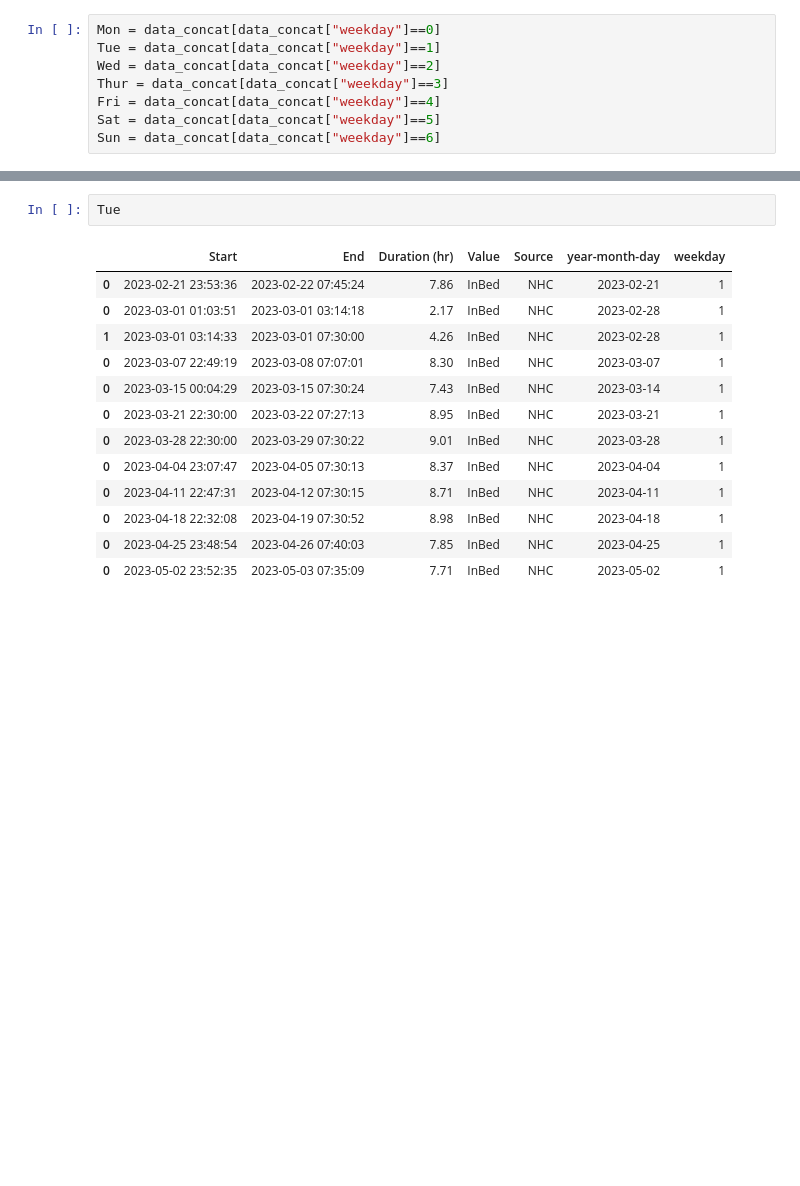
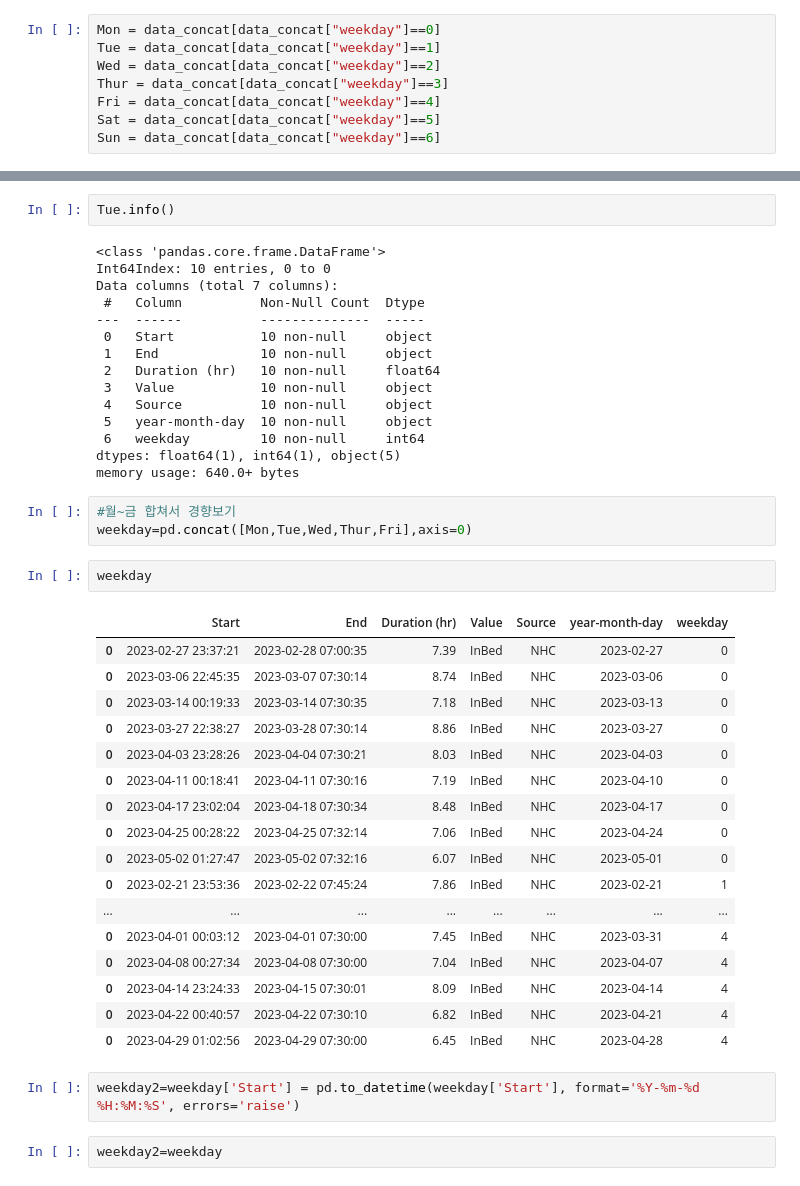
Before and after one commit to heejjj/Sleeping_Project, a Jupyter notebook: 0525.ipynb, the cells around one changed output, grey strips where cells are left out. Saved outputs shown, nothing was run; the diff lists cells and outputs as text; blank space fills up the shorter version.

```diff
--- a/0525.ipynb
+++ b/0525.ipynb
@@ -626,16 +618,44 @@ Mon
 # %%
-Tue
+Tue.info()
 # %% [output]
-|  | Start | End | Duration (hr) | Value | Source | year-month-day | weekday |
-| 0 | 2023-02-21 23:53:36 | 2023-02-22 07:45:24 | 7.86 | InBed | NHC | 2023-02-21 | 1 |
-| 0 | 2023-03-01 01:03:51 | 2023-03-01 03:14:18 | 2.17 | InBed | NHC | 2023-02-28 | 1 |
-| 1 | 2023-03-01 03:14:33 | 2023-03-01 07:30:00 | 4.26 | InBed | NHC | 2023-02-28 | 1 |
-| 0 | 2023-03-07 22:49:19 | 2023-03-08 07:07:01 | 8.30 | InBed | NHC | 2023-03-07 | 1 |
-| 0 | 2023-03-15 00:04:29 | 2023-03-15 07:30:24 | 7.43 | InBed | NHC | 2023-03-14 | 1 |
-| 0 | 2023-03-21 22:30:00 | 2023-03-22 07:27:13 | 8.95 | InBed | NHC | 2023-03-21 | 1 |
-| 0 | 2023-03-28 22:30:00 | 2023-03-29 07:30:22 | 9.01 | InBed | NHC | 2023-03-28 | 1 |
-| 0 | 2023-04-04 23:07:47 | 2023-04-05 07:30:13 | 8.37 | InBed | NHC | 2023-04-04 | 1 |
-| 0 | 2023-04-11 22:47:31 | 2023-04-12 07:30:15 | 8.71 | InBed | NHC | 2023-04-11 | 1 |
-| 0 | 2023-04-18 22:32:08 | 2023-04-19 07:30:52 | 8.98 | InBed | NHC | 2023-04-18 | 1 |
-| 0 | 2023-04-25 23:48:54 | 2023-04-26 07:40:03 | 7.85 | InBed | NHC | 2023-04-25 | 1 |
-| 0 | 2023-05-02 23:52:35 | 2023-05-03 07:35:09 | 7.71 | InBed | NHC | 2023-05-02 | 1 |
+<class 'pandas.core.frame.DataFrame'>
+Int64Index: 10 entries, 0 to 0
+Data columns (total 7 columns):
+ #   Column          Non-Null Count  Dtype
+---  ------          --------------  -----
+ 0   Start           10 non-null     object
+ 1   End             10 non-null     object
+ 2   Duration (hr)   10 non-null     float64
+ 3   Value           10 non-null     object
+ 4   Source          10 non-null     object
+ 5   year-month-day  10 non-null     object
+ 6   weekday         10 non-null     int64
+dtypes: float64(1), int64(1), object(5)
+memory usage: 640.0+ bytes
+# %%
+#월~금 합쳐서 경향보기
+weekday=pd.concat([Mon,Tue,Wed,Thur,Fri],axis=0)
+# %%
+weekday
+# %% [output]
+|  | Start | End | Duration (hr) | Value | Source | year-month-day | weekday |
+| 0 | 2023-02-27 23:37:21 | 2023-02-28 07:00:35 | 7.39 | InBed | NHC | 2023-02-27 | 0 |
+| 0 | 2023-03-06 22:45:35 | 2023-03-07 07:30:14 | 8.74 | InBed | NHC | 2023-03-06 | 0 |
+| 0 | 2023-03-14 00:19:33 | 2023-03-14 07:30:35 | 7.18 | InBed | NHC | 2023-03-13 | 0 |
+| 0 | 2023-03-27 22:38:27 | 2023-03-28 07:30:14 | 8.86 | InBed | NHC | 2023-03-27 | 0 |
+| 0 | 2023-04-03 23:28:26 | 2023-04-04 07:30:21 | 8.03 | InBed | NHC | 2023-04-03 | 0 |
+| 0 | 2023-04-11 00:18:41 | 2023-04-11 07:30:16 | 7.19 | InBed | NHC | 2023-04-10 | 0 |
+| 0 | 2023-04-17 23:02:04 | 2023-04-18 07:30:34 | 8.48 | InBed | NHC | 2023-04-17 | 0 |
+| 0 | 2023-04-25 00:28:22 | 2023-04-25 07:32:14 | 7.06 | InBed | NHC | 2023-04-24 | 0 |
+| 0 | 2023-05-02 01:27:47 | 2023-05-02 07:32:16 | 6.07 | InBed | NHC | 2023-05-01 | 0 |
+| 0 | 2023-02-21 23:53:36 | 2023-02-22 07:45:24 | 7.86 | InBed | NHC | 2023-02-21 | 1 |
+| ... | ... | ... | ... | ... | ... | ... | ... |
+| 0 | 2023-04-01 00:03:12 | 2023-04-01 07:30:00 | 7.45 | InBed | NHC | 2023-03-31 | 4 |
+| 0 | 2023-04-08 00:27:34 | 2023-04-08 07:30:00 | 7.04 | InBed | NHC | 2023-04-07 | 4 |
+| 0 | 2023-04-14 23:24:33 | 2023-04-15 07:30:01 | 8.09 | InBed | NHC | 2023-04-14 | 4 |
+| 0 | 2023-04-22 00:40:57 | 2023-04-22 07:30:10 | 6.82 | InBed | NHC | 2023-04-21 | 4 |
+| 0 | 2023-04-29 01:02:56 | 2023-04-29 07:30:00 | 6.45 | InBed | NHC | 2023-04-28 | 4 |
+# %%
+weekday2=weekday['Start'] = pd.to_datetime(weekday['Start'], format='%Y-%m-%d %H:%M:%S', errors='raise')
+# %%
+weekday2=weekday
```
Also changed, not shown: parts of 13 cells of this notebook.
